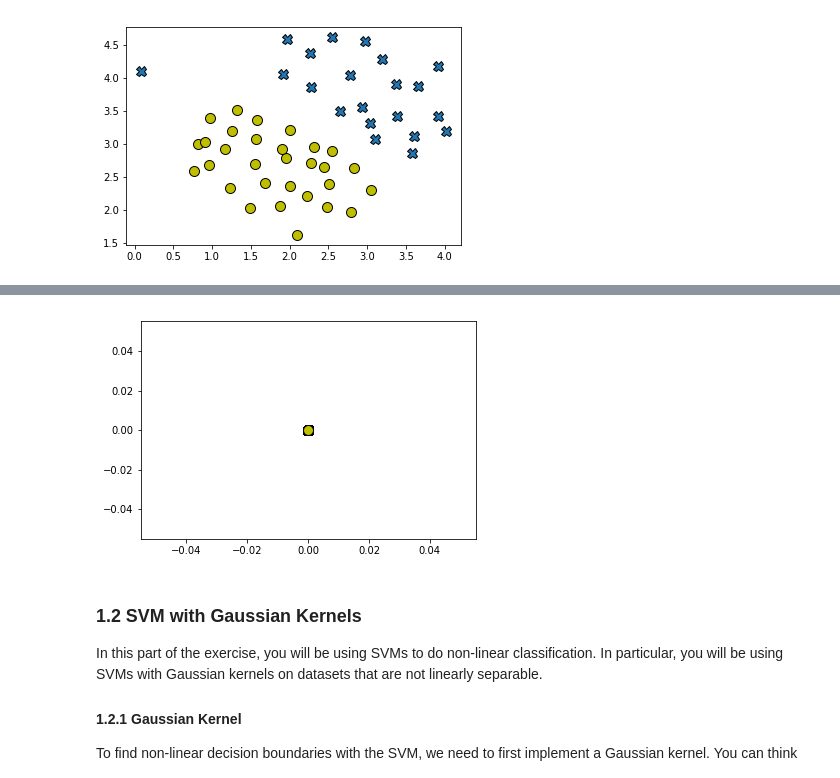
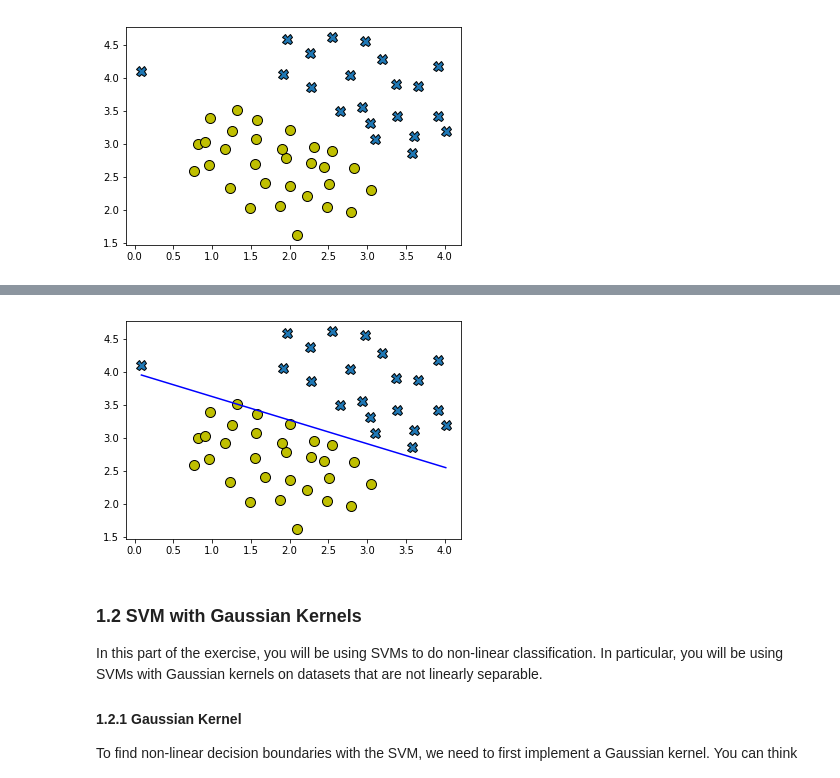
Before and after one commit to StandardGage/CISC-684, a Jupyter notebook: hw.ipynb, the cells around one changed output, grey strips where cells are left out. Drawn from its saved outputs; the diff is of its cells as text; code cells hidden in the pictures.

```diff
--- a/hw.ipynb
+++ b/hw.ipynb
@@ -970,12 +983,12 @@ appear to be a natural fit for the data.
 # %%
 # You should try to change the C value below and see how the decision
 # boundary varies (e.g., try C = 1000)
-C = 150
+C = 1000
 
 model = utils.svmTrain(X, y, C, utils.linearKernel, 1e-3, 20)
 utils.visualizeBoundaryLinear(X, y, model)
 # %% [output]
-[figure, old version]
+[figure, new version]
 # %% [markdown]
 <a id="section1"></a>
 ### 1.2 SVM with Gaussian Kernels
```
Also changed, not shown: parts of 3 cells of this notebook.
